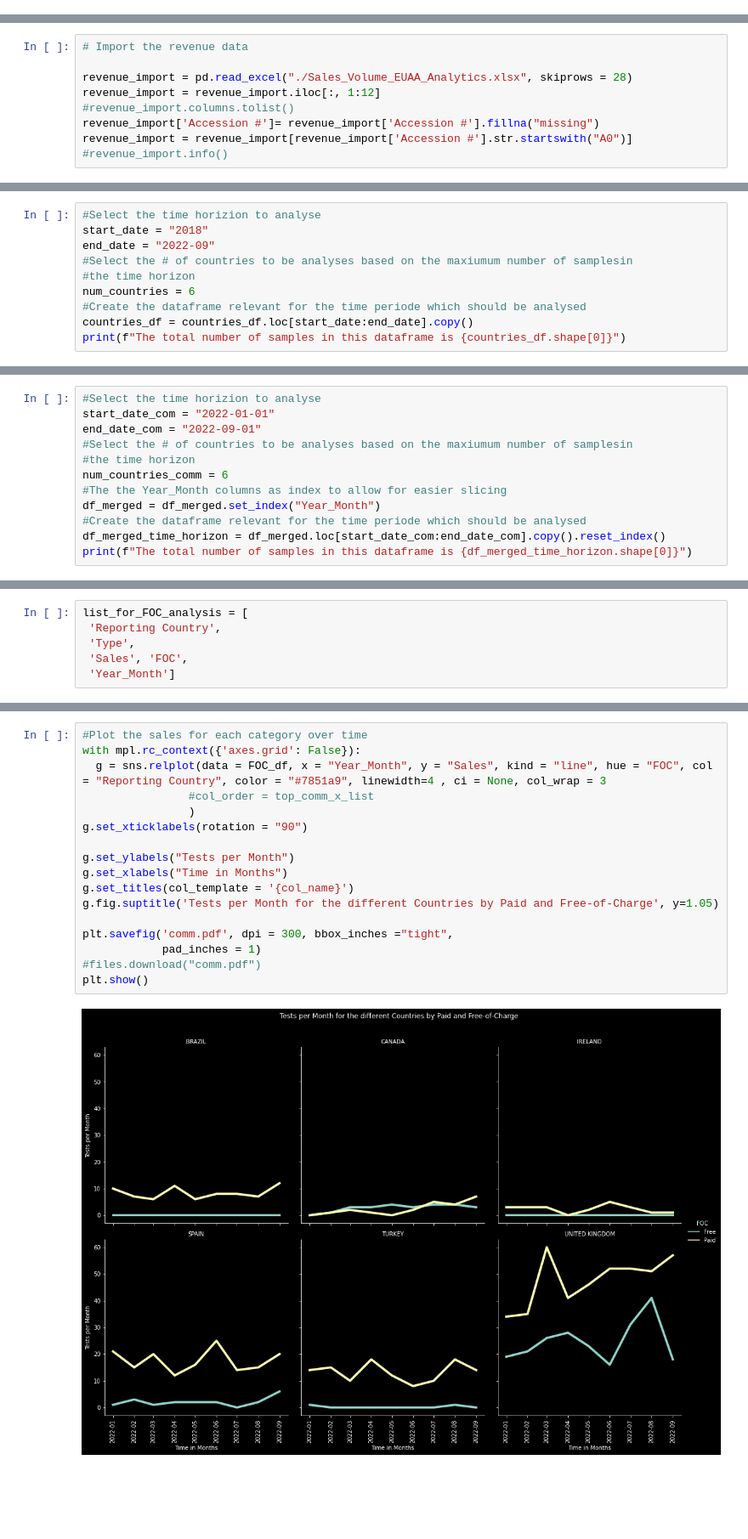
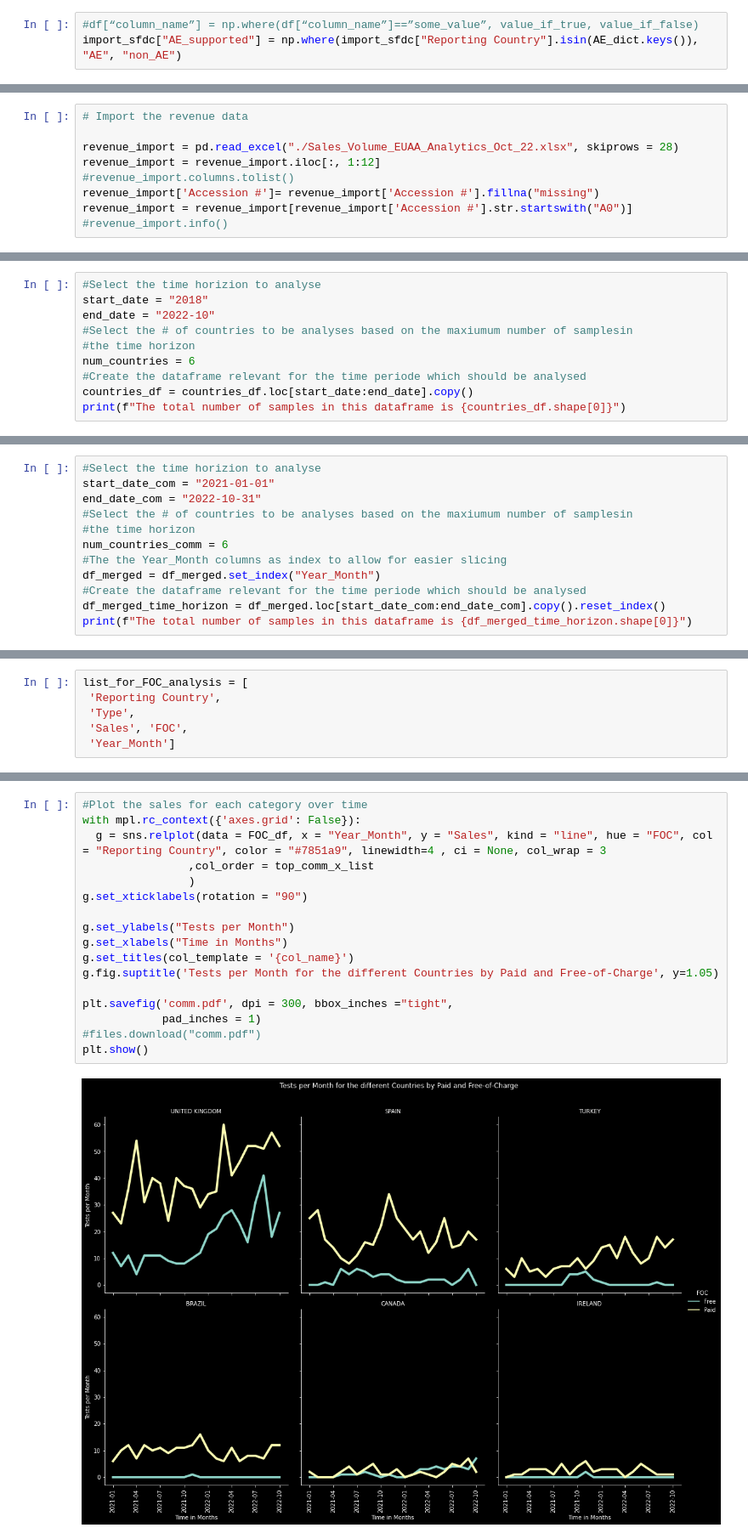
Before and after one commit to SilverSurferClash/Sales_analysis, a Jupyter notebook: Import_clean_SFDC_script.ipynb, the cells around one changed output, grey strips where cells are left out. Shown at 85% size. Drawn from its saved outputs; the diff is of its cells as text; blank space fills up the shorter version.

```diff
--- a/Import_clean_SFDC_script.ipynb
+++ b/Import_clean_SFDC_script.ipynb
@@ -113,3 +139,6 @@ import_sfdc["Account: Account Name"] = import_sfdc.loc[:, "Account: Account Name
 import_sfdc = import_sfdc.set_index("Date Received")
 
 #import_sfdc.info()
+# %%
+#df[“column_name”] = np.where(df[“column_name”]==”some_value”, value_if_true, value_if_false)
+import_sfdc["AE_supported"] = np.where(import_sfdc["Reporting Country"].isin(AE_dict.keys()), "AE", "non_AE")
@@ -168,7 +218,7 @@ import_sfdc['Type'] = import_sfdc['Type'].astype('category')
 # %%
 # Import the revenue data
 
-revenue_import = pd.read_excel("./Sales_Volume_EUAA_Analytics.xlsx", skiprows = 28)
+revenue_import = pd.read_excel("./Sales_Volume_EUAA_Analytics_Oct_22.xlsx", skiprows = 28)
 revenue_import = revenue_import.iloc[:, 1:12]
 #revenue_import.columns.tolist()
 revenue_import['Accession #']= revenue_import['Accession #'].fillna("missing")
@@ -281,7 +331,7 @@ memory usage: 599.9+ KB
 # %%
 #Select the time horizion to analyse
 start_date = "2018"
-end_date = "2022-09"
+end_date = "2022-10"
 #Select the # of countries to be analyses based on the maxiumum number of samplesin
 #the time horizon
 num_countries = 6
@@ -615,7 +674,7 @@ memory usage: 421.3+ KB
 # %%
 #Select the time horizion to analyse
-start_date_com = "2022-01-01"
-end_date_com = "2022-09-01"
+start_date_com = "2021-01-01"
+end_date_com = "2022-10-31"
 #Select the # of countries to be analyses based on the maxiumum number of samplesin
 #the time horizon
 num_countries_comm = 6
@@ -734,22 +794,22 @@ FOC_df.tail()
 # %%
 #Plot the sales for each category over time
 with mpl.rc_context({'axes.grid': False}):
   g = sns.relplot(data = FOC_df, x = "Year_Month", y = "Sales", kind = "line", hue = "FOC", col = "Reporting Country", color = "#7851a9", linewidth=4 , ci = None, col_wrap = 3
-                #col_order = top_comm_x_list
+                ,col_order = top_comm_x_list
                 )
 g.set_xticklabels(rotation = "90")
 
 g.set_ylabels("Tests per Month")
 g.set_xlabels("Time in Months")
 g.set_titles(col_template = '{col_name}')
 g.fig.suptitle('Tests per Month for the different Countries by Paid and Free-of-Charge', y=1.05)
 
 plt.savefig('comm.pdf', dpi = 300, bbox_inches ="tight",
             pad_inches = 1)
 #files.download("comm.pdf")
 plt.show()
 # %% [output]
-[figure, old version]
+[figure, new version]
 # %%
 #Total sales
 all_countries_comm = commercial_sales_FOC_analysis_df.groupby(['Year_Month', "FOC"]).sum().reset_index()
```
Also changed, not shown: parts of 57 cells of this notebook.
